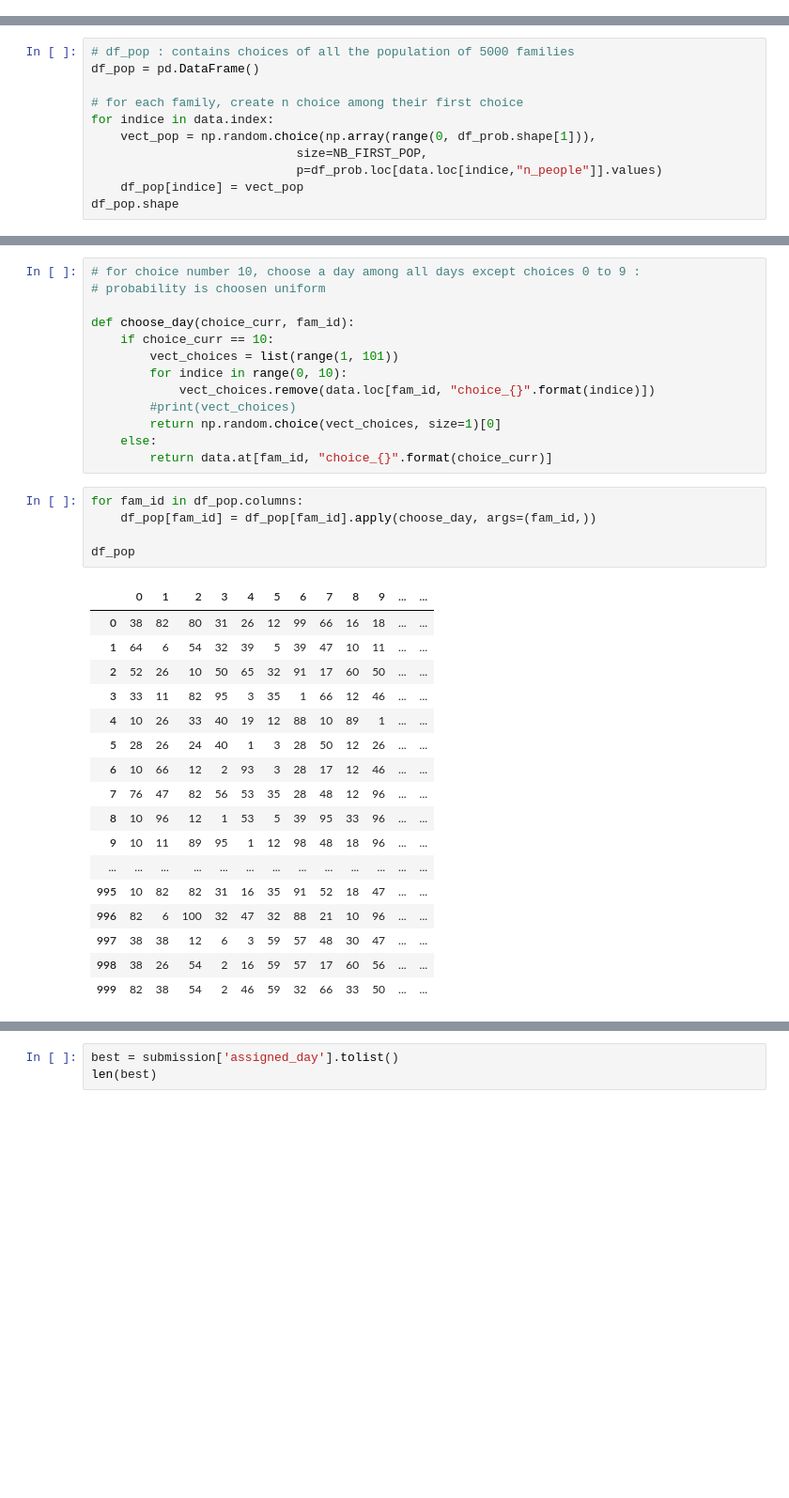
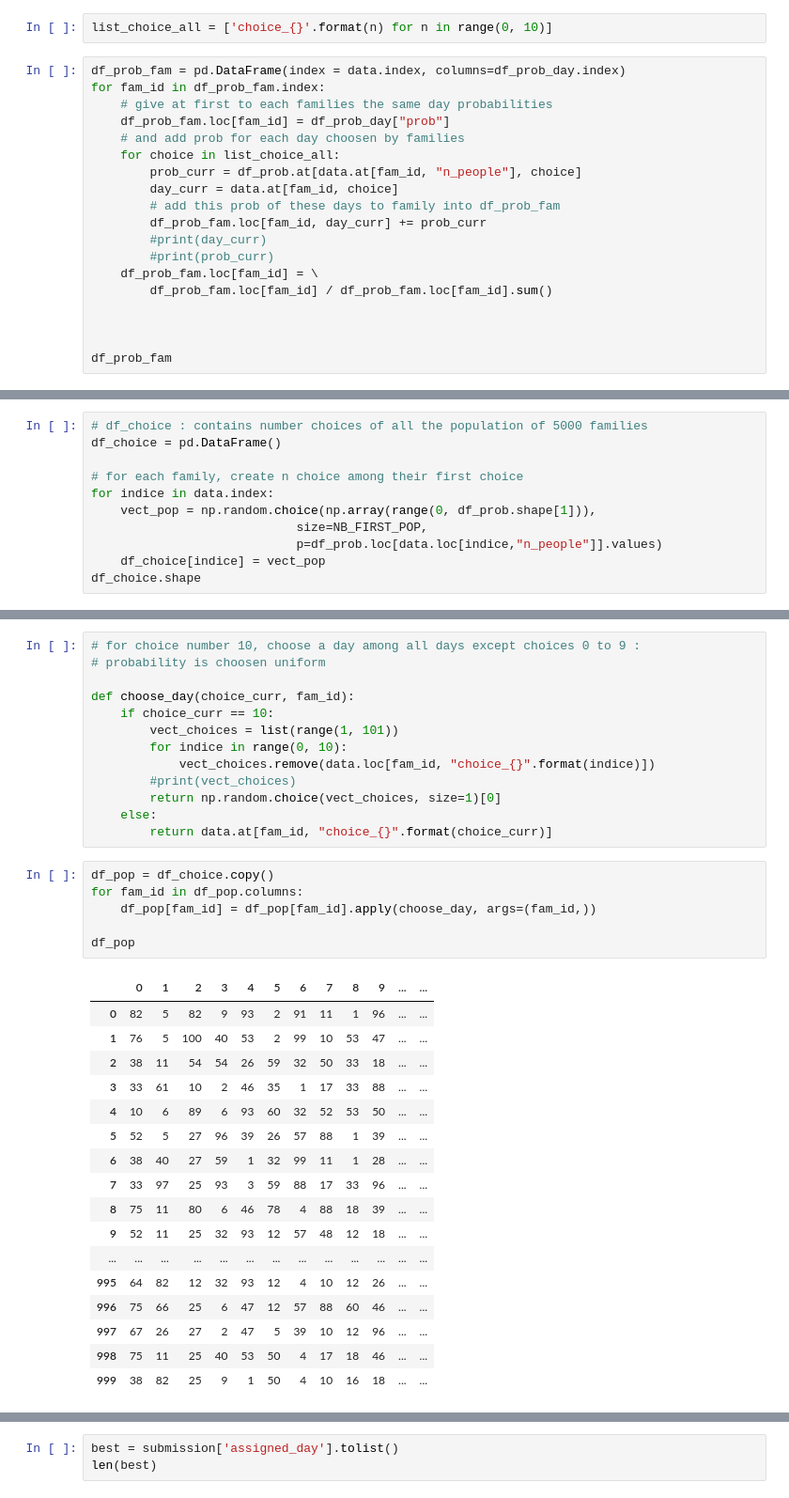
Before and after one commit to jeugregg/santa-workshop-tour-2019, a Jupyter notebook: santa-s-2019-starter-notebook.ipynb, the cells around one changed output, grey strips where cells are left out. Shown at 94% size. Drawn from its saved outputs; the diff is of its cells as text; blank space fills up the shorter version.

Commit message:
Update santa-s-2019-starter-notebook.ipynb
first generation ok with first eval

```diff
--- a/santa-s-2019-starter-notebook.ipynb
+++ b/santa-s-2019-starter-notebook.ipynb
@@ -354,0 +506,21 @@ df_prob = df_fam_cost.filter(items=list_choice)
+# %%
+list_choice_all = ['choice_{}'.format(n) for n in range(0, 10)]
+# %%
+df_prob_fam = pd.DataFrame(index = data.index, columns=df_prob_day.index)
+for fam_id in df_prob_fam.index:
+    # give at first to each families the same day probabilities
+    df_prob_fam.loc[fam_id] = df_prob_day["prob"]
+    # and add prob for each day choosen by families
+    for choice in list_choice_all:
+        prob_curr = df_prob.at[data.at[fam_id, "n_people"], choice]
+        day_curr = data.at[fam_id, choice]
+        # add this prob of these days to family into df_prob_fam
+        df_prob_fam.loc[fam_id, day_curr] += prob_curr
+        #print(day_curr)
+        #print(prob_curr)
+    df_prob_fam.loc[fam_id] = \
+        df_prob_fam.loc[fam_id] / df_prob_fam.loc[fam_id].sum()
+
+
+
+df_prob_fam
@@ -374,16 +569,16 @@ data.loc[indice,"n_people"]
 # %% [output]
 4
 # %%
-# df_pop : contains choices of all the population of 5000 families
-df_pop = pd.DataFrame()
+# df_choice : contains number choices of all the population of 5000 families
+df_choice = pd.DataFrame()
 
 # for each family, create n choice among their first choice
 for indice in data.index:
     vect_pop = np.random.choice(np.array(range(0, df_prob.shape[1])),
                             size=NB_FIRST_POP,
                             p=df_prob.loc[data.loc[indice,"n_people"]].values)
-    df_pop[indice] = vect_pop
-df_pop.shape
+    df_choice[indice] = vect_pop
+df_choice.shape
 # %% [output]
 (1000, 5000)
 # %%
@@ -412,27 +607,28 @@ def choose_day(choice_curr, fam_id):
     else:
         return data.at[fam_id, "choice_{}".format(choice_curr)]
 # %%
+df_pop = df_choice.copy()
 for fam_id in df_pop.columns:
     df_pop[fam_id] = df_pop[fam_id].apply(choose_day, args=(fam_id,))
 
 df_pop
 # %% [output]
 |  | 0 | 1 | 2 | 3 | 4 | 5 | 6 | 7 | 8 | 9 | ... | ... |
-| 0 | 38 | 82 | 80 | 31 | 26 | 12 | 99 | 66 | 16 | 18 | ... | ... |
-| 1 | 64 | 6 | 54 | 32 | 39 | 5 | 39 | 47 | 10 | 11 | ... | ... |
-| 2 | 52 | 26 | 10 | 50 | 65 | 32 | 91 | 17 | 60 | 50 | ... | ... |
-| 3 | 33 | 11 | 82 | 95 | 3 | 35 | 1 | 66 | 12 | 46 | ... | ... |
-| 4 | 10 | 26 | 33 | 40 | 19 | 12 | 88 | 10 | 89 | 1 | ... | ... |
-| 5 | 28 | 26 | 24 | 40 | 1 | 3 | 28 | 50 | 12 | 26 | ... | ... |
-| 6 | 10 | 66 | 12 | 2 | 93 | 3 | 28 | 17 | 12 | 46 | ... | ... |
-| 7 | 76 | 47 | 82 | 56 | 53 | 35 | 28 | 48 | 12 | 96 | ... | ... |
-| 8 | 10 | 96 | 12 | 1 | 53 | 5 | 39 | 95 | 33 | 96 | ... | ... |
-| 9 | 10 | 11 | 89 | 95 | 1 | 12 | 98 | 48 | 18 | 96 | ... | ... |
+| 0 | 82 | 5 | 82 | 9 | 93 | 2 | 91 | 11 | 1 | 96 | ... | ... |
+| 1 | 76 | 5 | 100 | 40 | 53 | 2 | 99 | 10 | 53 | 47 | ... | ... |
+| 2 | 38 | 11 | 54 | 54 | 26 | 59 | 32 | 50 | 33 | 18 | ... | ... |
+| 3 | 33 | 61 | 10 | 2 | 46 | 35 | 1 | 17 | 33 | 88 | ... | ... |
+| 4 | 10 | 6 | 89 | 6 | 93 | 60 | 32 | 52 | 53 | 50 | ... | ... |
+| 5 | 52 | 5 | 27 | 96 | 39 | 26 | 57 | 88 | 1 | 39 | ... | ... |
+| 6 | 38 | 40 | 27 | 59 | 1 | 32 | 99 | 11 | 1 | 28 | ... | ... |
+| 7 | 33 | 97 | 25 | 93 | 3 | 59 | 88 | 17 | 33 | 96 | ... | ... |
+| 8 | 75 | 11 | 80 | 6 | 46 | 78 | 4 | 88 | 18 | 39 | ... | ... |
+| 9 | 52 | 11 | 25 | 32 | 93 | 12 | 57 | 48 | 12 | 18 | ... | ... |
 | ... | ... | ... | ... | ... | ... | ... | ... | ... | ... | ... | ... | ... |
-| 995 | 10 | 82 | 82 | 31 | 16 | 35 | 91 | 52 | 18 | 47 | ... | ... |
-| 996 | 82 | 6 | 100 | 32 | 47 | 32 | 88 | 21 | 10 | 96 | ... | ... |
-| 997 | 38 | 38 | 12 | 6 | 3 | 59 | 57 | 48 | 30 | 47 | ... | ... |
-| 998 | 38 | 26 | 54 | 2 | 16 | 59 | 57 | 17 | 60 | 56 | ... | ... |
-| 999 | 82 | 38 | 54 | 2 | 46 | 59 | 32 | 66 | 33 | 50 | ... | ... |
+| 995 | 64 | 82 | 12 | 32 | 93 | 12 | 4 | 10 | 12 | 26 | ... | ... |
+| 996 | 75 | 66 | 25 | 6 | 47 | 12 | 57 | 88 | 60 | 46 | ... | ... |
+| 997 | 67 | 26 | 27 | 2 | 47 | 5 | 39 | 10 | 12 | 96 | ... | ... |
+| 998 | 75 | 11 | 25 | 40 | 53 | 50 | 4 | 17 | 18 | 46 | ... | ... |
+| 999 | 38 | 82 | 25 | 9 | 1 | 50 | 4 | 10 | 16 | 18 | ... | ... |
 1000 rows × 5000 columns
 # %% [markdown]
```
Also changed, not shown: parts of 59 cells of this notebook.
